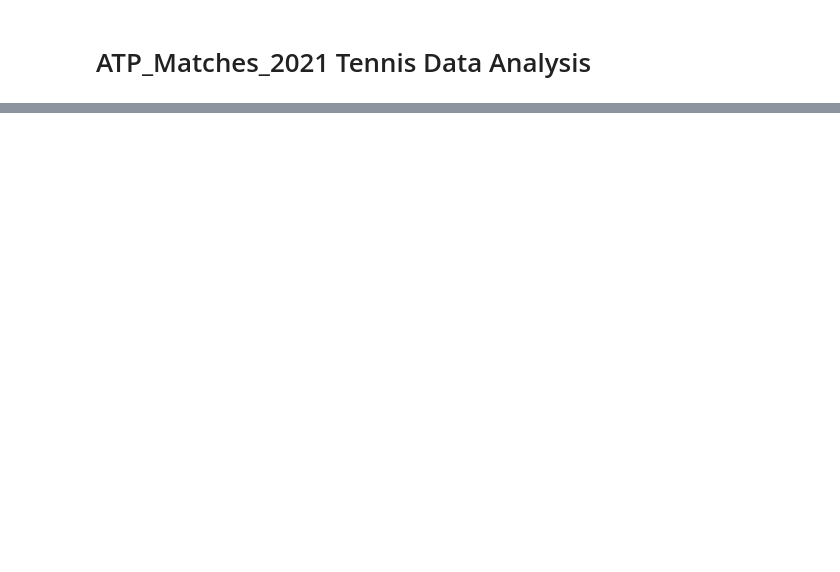
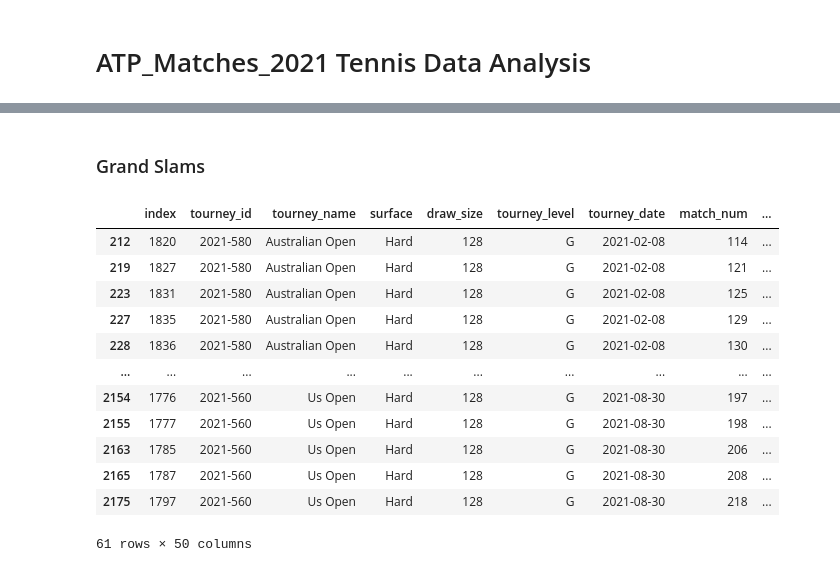
Before and after one commit to sebjshaw/Passion_Projects, a Jupyter notebook: ATP/data_analysis.ipynb, the cells around one changed output, grey strips where cells are left out. Saved outputs shown, nothing was run; the diff lists cells and outputs as text; code cells hidden in the pictures; blank space fills up the shorter version.

Commit message:
Start data analysis on dataframe

```diff
--- a/ATP/data_analysis.ipynb
+++ b/ATP/data_analysis.ipynb
@@ -33,3 +37,12 @@ df_olympics
 # %%
-# remove the olympics from the overall dataframe
-df = df.drop(df[df.tourney_name == 'Tokyo Olympics'].index)
+# remove the Davis Cup and create a new dataframe
+df_davis_cup = df[df.tourney_level == 'D']
+df = df.drop(df[df.tourney_level == 'D'].index)
+# %%
+# remove the ATP Finals and create a new dataframe
+df_finals = df[df.tourney_level == 'F']
+df = df.drop(df[df.tourney_level == 'F'].index)
+# %%
+# remove the Grand Slams and create a new dataframe
+df_slams = df[df.tourney_level == 'G']
+df = df.drop(df[df.tourney_level == 'G'].index)
@@ -71,0 +60,4 @@ df
+# %%
+pd.set_option('display.max_columns', None)
+
+df_olympics[(df_olympics.winner_name == 'Novak Djokovic') | (df_olympics.loser_name == 'Novak Djokovic')]
@@ -71,0 +72,21 @@ df
+# %% [markdown]
+### Grand Slams
+# %%
+# NaN in winner_seed just means they weren't seeded
+# NaN in winner_entry just means they were in the maindraw
+
+df_slams[df_slams.winner_entry.isna() != True]
+# %% [output]
+|  | index | tourney_id | tourney_name | surface | draw_size | tourney_level | tourney_date | match_num | ... |
+| 212 | 1820 | 2021-580 | Australian Open | Hard | 128 | G | 2021-02-08 | 114 | ... |
+| 219 | 1827 | 2021-580 | Australian Open | Hard | 128 | G | 2021-02-08 | 121 | ... |
+| 223 | 1831 | 2021-580 | Australian Open | Hard | 128 | G | 2021-02-08 | 125 | ... |
+| 227 | 1835 | 2021-580 | Australian Open | Hard | 128 | G | 2021-02-08 | 129 | ... |
+| 228 | 1836 | 2021-580 | Australian Open | Hard | 128 | G | 2021-02-08 | 130 | ... |
+| ... | ... | ... | ... | ... | ... | ... | ... | ... | ... |
+| 2154 | 1776 | 2021-560 | Us Open | Hard | 128 | G | 2021-08-30 | 197 | ... |
+| 2155 | 1777 | 2021-560 | Us Open | Hard | 128 | G | 2021-08-30 | 198 | ... |
+| 2163 | 1785 | 2021-560 | Us Open | Hard | 128 | G | 2021-08-30 | 206 | ... |
+| 2165 | 1787 | 2021-560 | Us Open | Hard | 128 | G | 2021-08-30 | 208 | ... |
+| 2175 | 1797 | 2021-560 | Us Open | Hard | 128 | G | 2021-08-30 | 218 | ... |
+61 rows × 50 columns
```
Also changed, not shown: parts of 11 cells of this notebook.
